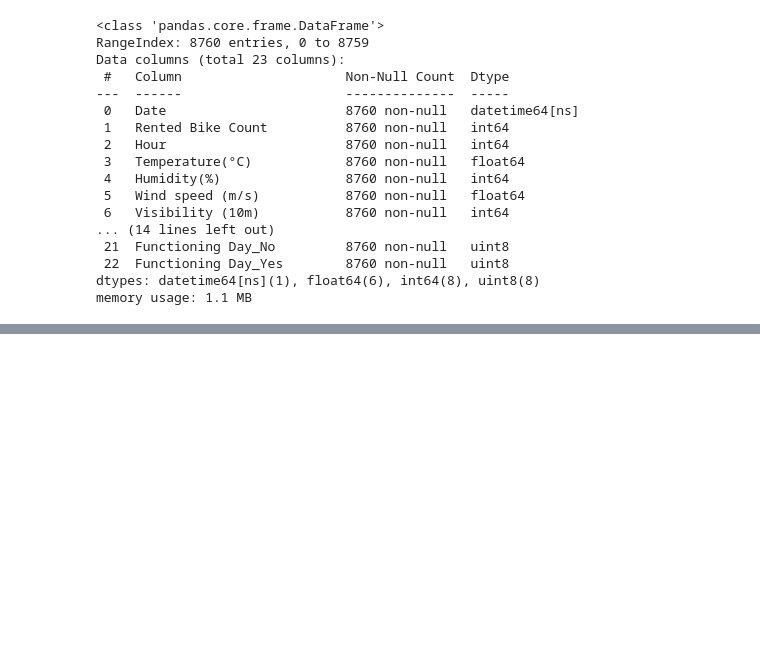
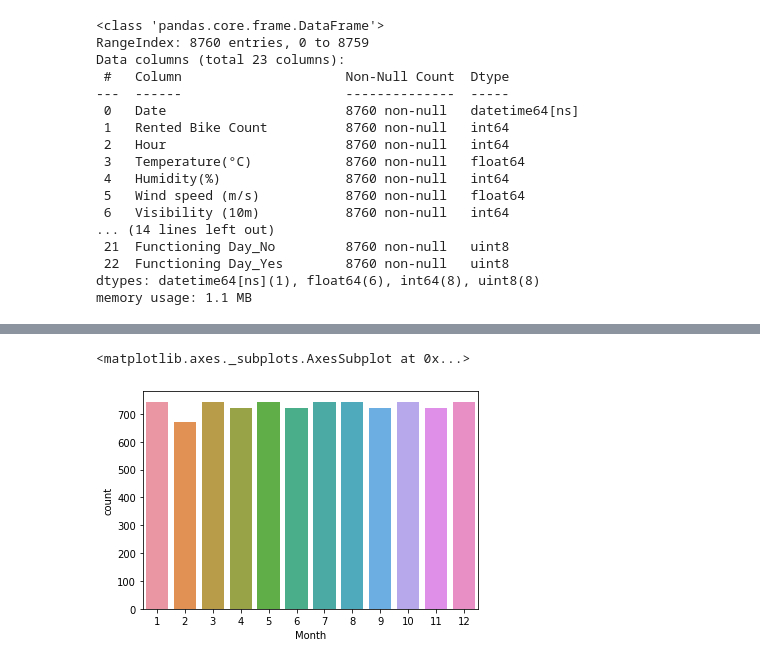
Before and after one commit to Mmbsaksd/Seoul-Bike-Sharing-Demand-Prediction, a Jupyter notebook: Bike_Sharing_Demand_Prediction_Capstone_Project.ipynb, the cells around one changed output, grey strips where cells are left out. Saved outputs shown, nothing was run; the diff lists cells and outputs as text; code cells hidden in the pictures; blank space fills up the shorter version.

```diff
--- a/Bike_Sharing_Demand_Prediction_Capstone_Project.ipynb
+++ b/Bike_Sharing_Demand_Prediction_Capstone_Project.ipynb
@@ -160,0 +186,5 @@ memory usage: 1.1 MB
+# %%
+sns.countplot(x= 'Month', data = df)
+# %% [output]
+<matplotlib.axes._subplots.AxesSubplot at 0x...>
+[figure, added]
```
Also changed, not shown: parts of 10 cells of this notebook.
